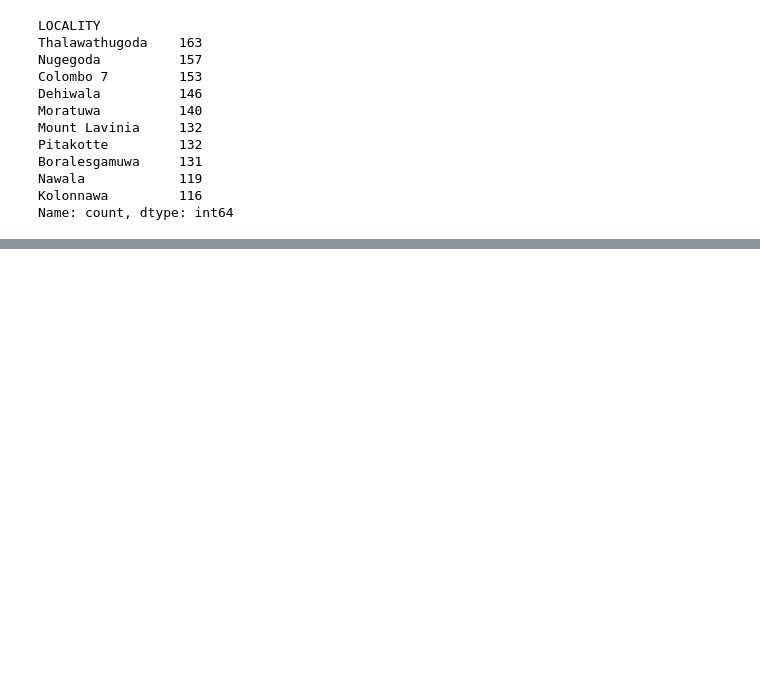
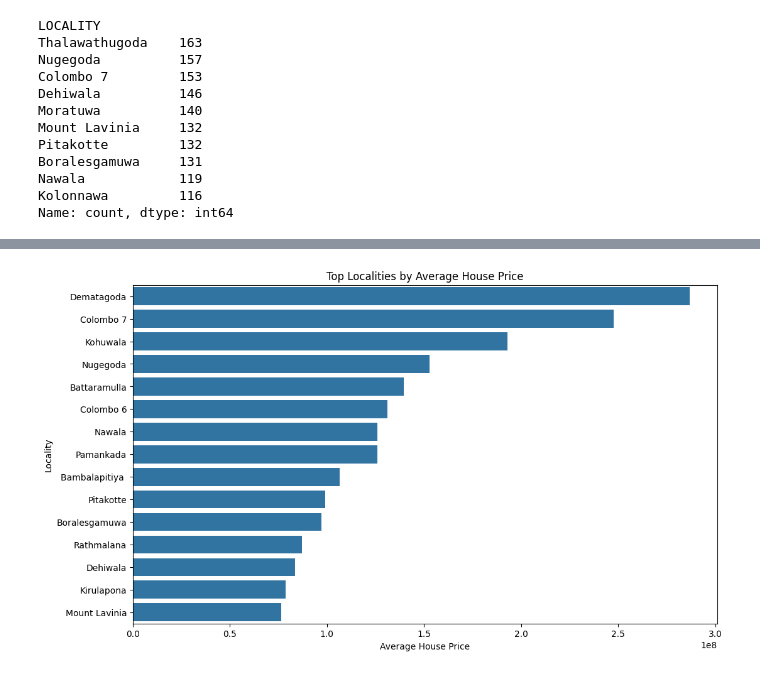
Before and after one commit to DhaneeraDulvanya/Sri-Lankan-Land-Price-Prediction-and-Real-Estate-Market-Analysis-System, a Jupyter notebook: notebooks/02_eda.ipynb, the cells around one changed output, grey strips where cells are left out. Drawn from its saved outputs; the diff is of its cells as text; code cells hidden in the pictures; blank space fills up the shorter version.

```diff
--- a/notebooks/02_eda.ipynb
+++ b/notebooks/02_eda.ipynb
@@ -223,0 +251,16 @@ Name: count, dtype: int64
+# %%
+locality_analysis = (
+    df.groupby("LOCALITY")["PRICE"]
+    .agg(["count", "mean", "median"])
+)
+
+locality_analysis = locality_analysis[
+    locality_analysis["count"] >= 10
+]
+
+locality_analysis = locality_analysis.sort_values(
+    "mean",
+    ascending=False
+)
+
+locality_analysis.head(15)
@@ -223,0 +285,18 @@ Name: count, dtype: int64
+# %%
+top_localities = locality_analysis.head(15)
+
+plt.figure(figsize=(12, 7))
+
+sns.barplot(
+    data=top_localities.reset_index(),
+    x="mean",
+    y="LOCALITY"
+)
+
+plt.xlabel("Average House Price")
+plt.ylabel("Locality")
+plt.title("Top Localities by Average House Price")
+
+plt.show()
+# %% [output]
+[figure, added]
```
Also changed, not shown: parts of 5 cells of this notebook.
